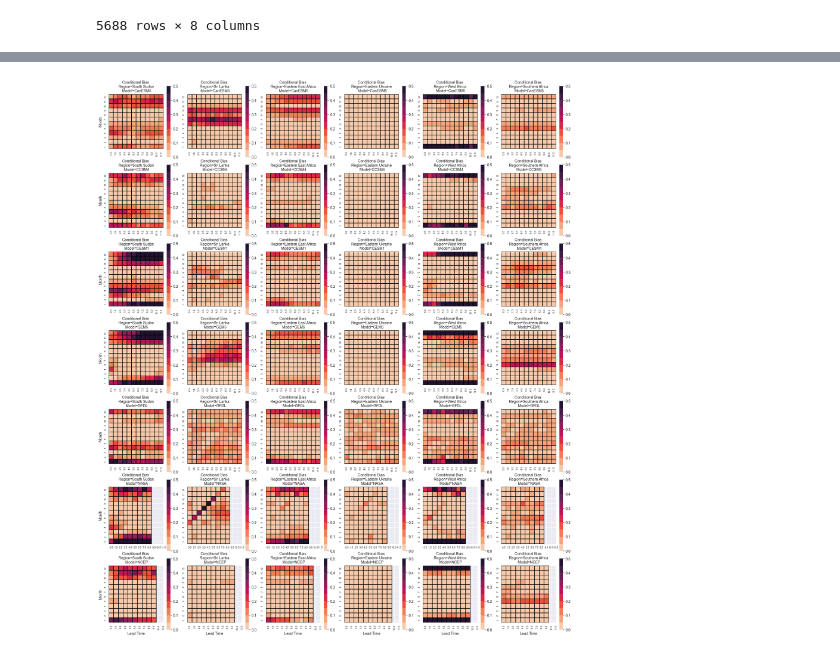
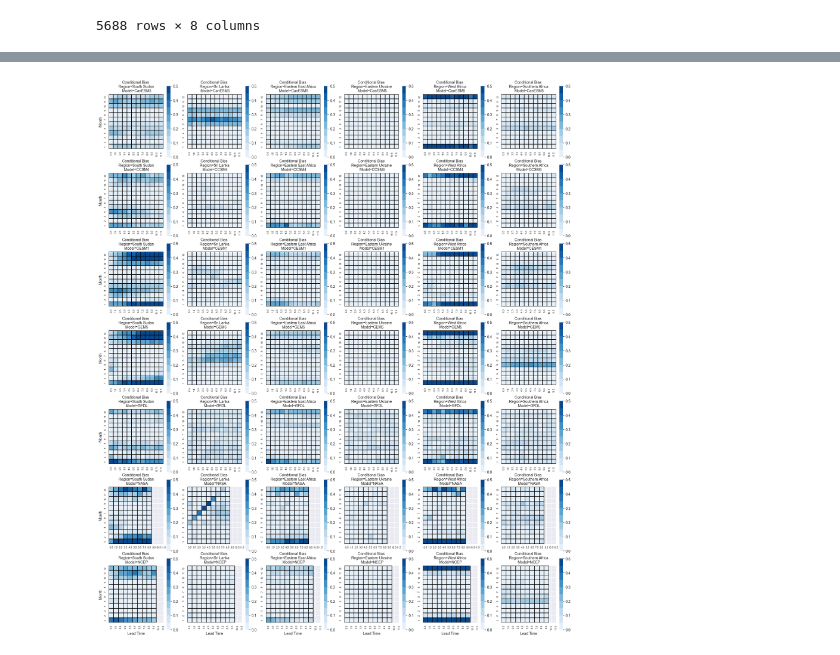
Before and after one commit to yatli24/CHC, a Jupyter notebook: Jupyter notebooks/Figure 3.ipynb, the cells around one changed output, grey strips where cells are left out. Cells and saved outputs as stored; diff of their text form; code cells hidden in the pictures.

Commit message:
changed cmap for all fig3 graphs

```diff
--- a/Jupyter notebooks/Figure 3.ipynb
+++ b/Jupyter notebooks/Figure 3.ipynb
@@ -2415,7 +2413,7 @@ def draw_heatmap(*args, **kwargs):
     data = kwargs.pop('data')
     d = data.pivot(index=args[1], columns=args[0], values=args[2])
     sns.heatmap(d, **kwargs, vmin=0, vmax=1,
-                cmap=sns.color_palette('rocket_r', 10),
+                cmap=sns.color_palette('Reds', 10),
                 linewidths=0.1, linecolor='black')
     plt.xticks(np.arange(0.5, 12.5, 1))  # Set xticks explicitly
     plt.gca().set_xticklabels(np.arange(0.5, 12.5, 1))  # Set xticklabels
@@ -2461,7 +2459,7 @@ def draw_heatmap(*args, **kwargs):
     data = kwargs.pop('data')
     d = data.pivot(index=args[1], columns=args[0], values=args[2])
     sns.heatmap(d, **kwargs, vmin=0, vmax=5,
-                cmap=sns.color_palette('rocket_r', 10),
+                cmap=sns.color_palette('Blues', 10),
                 linewidths=0.1, linecolor='black')
     plt.xticks(np.arange(0.5, 12.5, 1))  # Set xticks explicitly
     plt.gca().set_xticklabels(np.arange(0.5, 12.5, 1))  # Set xticklabels
@@ -2482,23 +2478,23 @@ fg.savefig('figures/unconditional_bias.png')
 # %%
 def draw_heatmap(*args, **kwargs):
     data = kwargs.pop('data')
     d = data.pivot(index=args[1], columns=args[0], values=args[2])
     sns.heatmap(d, **kwargs, vmin=0, vmax=0.5,
-                cmap=sns.color_palette('rocket_r', 10),
+                cmap=sns.color_palette('Blues', 10),
                 linewidths=0.1, linecolor='black')
     plt.xticks(np.arange(0.5, 12.5, 1))  # Set xticks explicitly
     plt.gca().set_xticklabels(np.arange(0.5, 12.5, 1))  # Set xticklabels
     plt.xticks(fontsize=7)
     plt.yticks(fontsize=7)
     plt.gca().invert_yaxis()
 
 fg = sns.FacetGrid(models_stat_final, col='region', row='model', sharex=False, sharey=False)
 fg.map_dataframe(draw_heatmap, 'lead time', 'month', 'conditional bias', square = True)
 
 fg.set_titles('Conditional Bias \n Region={col_name} \n Model={row_name}')
 fg.set_ylabels("Month")
 fg.set_xlabels("Lead Time")
 plt.show()
 fg.savefig('figures/conditional_bias.png')
 # %% [output]
-[figure, old version]
+[figure, new version]
```
Also changed, not shown: parts of 4 cells of this notebook, 4 other files.
